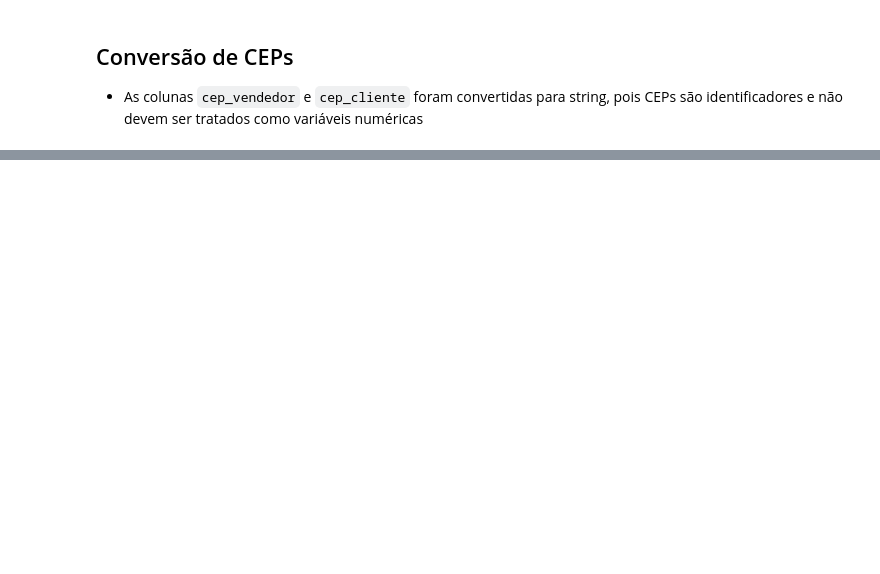
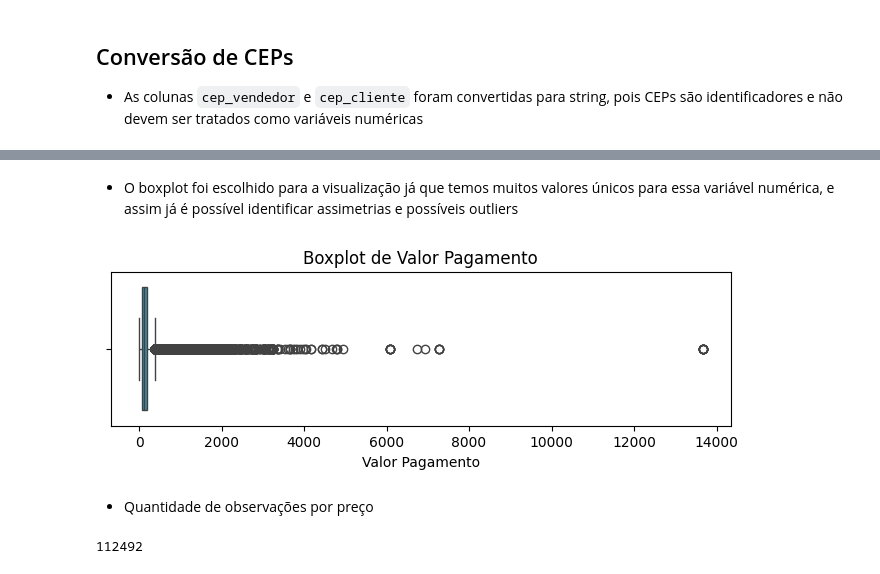
Before and after one commit to ana-ruth-bezerra/data_analysis, a Jupyter notebook: notebooks/01_exploratory_analysis.ipynb, the cells around one changed output, grey strips where cells are left out. Cells and saved outputs as stored; diff of their text form; code cells hidden in the pictures; blank space fills up the shorter version.

```diff
--- a/notebooks/01_exploratory_analysis.ipynb
+++ b/notebooks/01_exploratory_analysis.ipynb
@@ -264,0 +264,15 @@ plt.tight_layout(rect=[0, 0, 1, 0.96])
+# %% [markdown]
+- O boxplot foi escolhido para a visualização já que temos muitos valores únicos para essa variável numérica, e assim já é possível identificar assimetrias e possíveis outliers
+# %%
+plt.figure(figsize=(8, 2))
+sns.boxplot(x=df['valor_pagamento'], color='#219ebc')
+plt.title('Boxplot de Valor Pagamento')
+plt.xlabel('Valor Pagamento');
+# %% [output]
+[figure, added]
+# %% [markdown]
+- Quantidade de observações por preço
+# %%
+df['preco'].size
+# %% [output]
+112492
```
Also changed, not shown: parts of 53 cells of this notebook.
